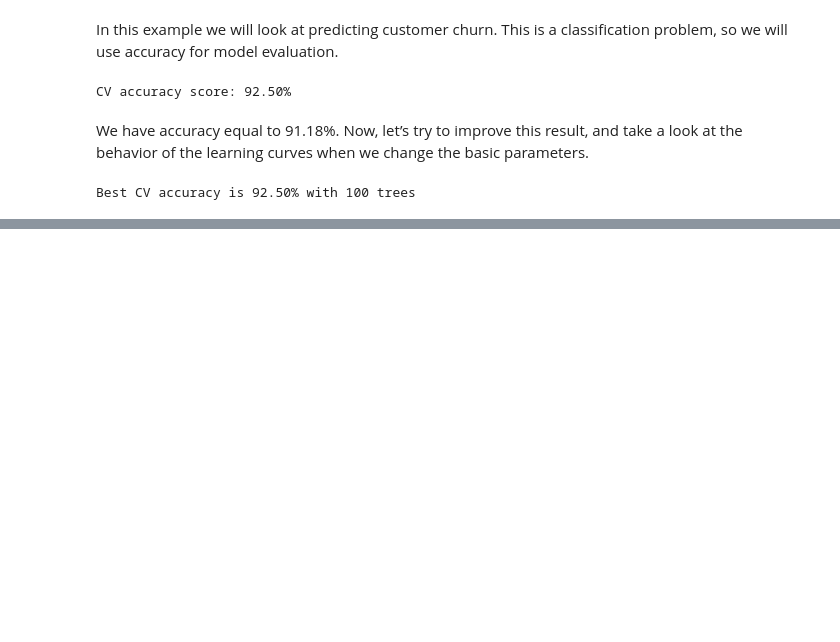
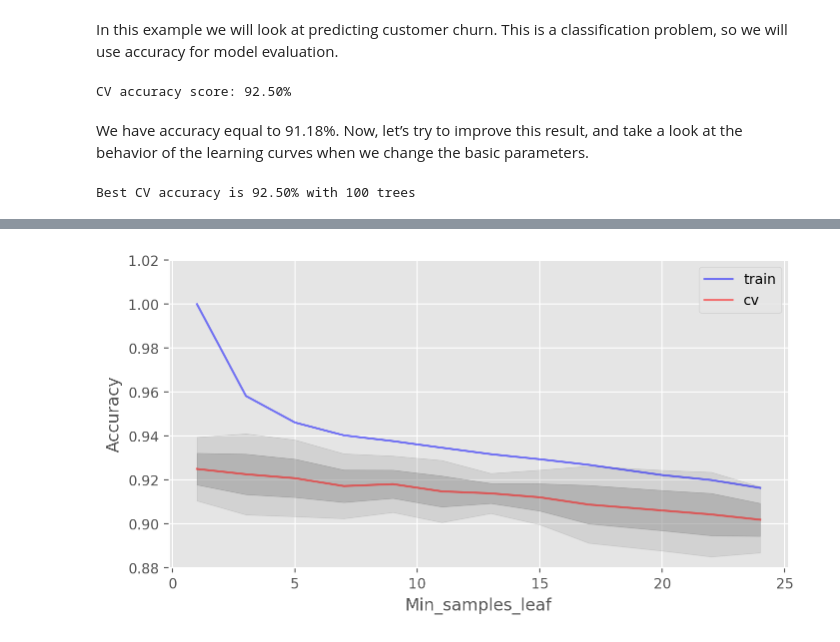
Before and after one commit to rahulrajesh131999/ai-ml-dl-journey, a Jupyter notebook: topic5/random forest/random_forest.ipynb, the cells around one changed output, grey strips where cells are left out. Drawn from its saved outputs; the diff is of its cells as text; code cells hidden in the pictures; blank space fills up the shorter version.

```diff
--- a/topic5/random forest/random_forest.ipynb
+++ b/topic5/random forest/random_forest.ipynb
@@ -678,0 +771,14 @@ Best CV accuracy is 92.50% with 100 trees
+# %%
+fig, ax = plt.subplots(figsize=(8, 4))
+ax.plot(min_samples_leaf_grid, train_acc.mean(axis=1), alpha=0.5, color='blue', label='train')
+ax.plot(min_samples_leaf_grid, test_acc.mean(axis=1), alpha=0.5, color='red', label='cv')
+ax.fill_between(min_samples_leaf_grid, test_acc.mean(axis=1) - test_acc.std(axis=1),
+                test_acc.mean(axis=1) + test_acc.std(axis=1), color='#888888', alpha=0.4)
+ax.fill_between(min_samples_leaf_grid, test_acc.mean(axis=1) - 2*test_acc.std(axis=1),
+                test_acc.mean(axis=1) + 2*test_acc.std(axis=1), color='#888888', alpha=0.2)
+ax.legend(loc='best')
+ax.set_ylim([0.88,1.02])
+ax.set_ylabel("Accuracy")
+ax.set_xlabel("Min_samples_leaf");
+# %% [output]
+[figure, added]
```
Also changed, not shown: parts of 14 cells of this notebook, 1 other file.
